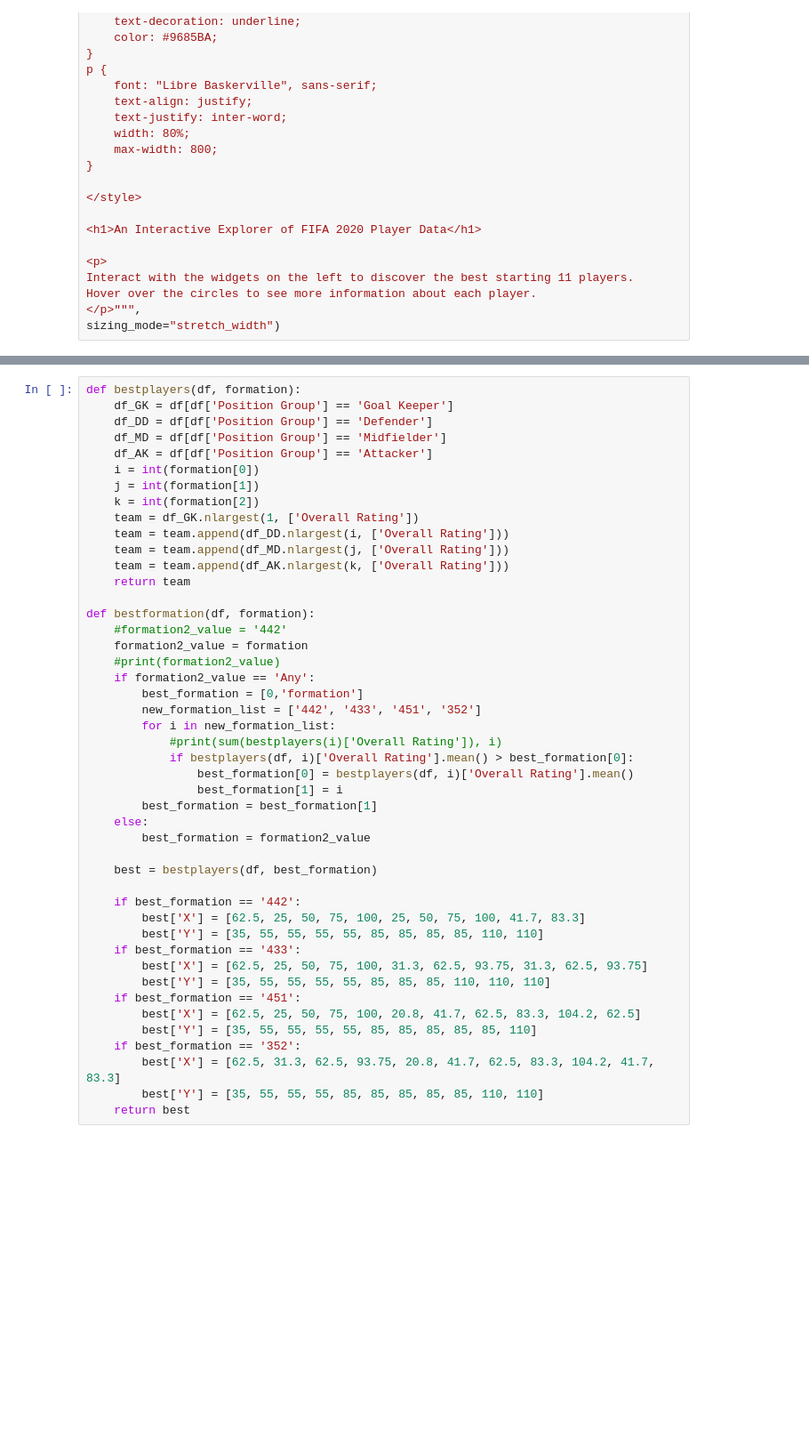
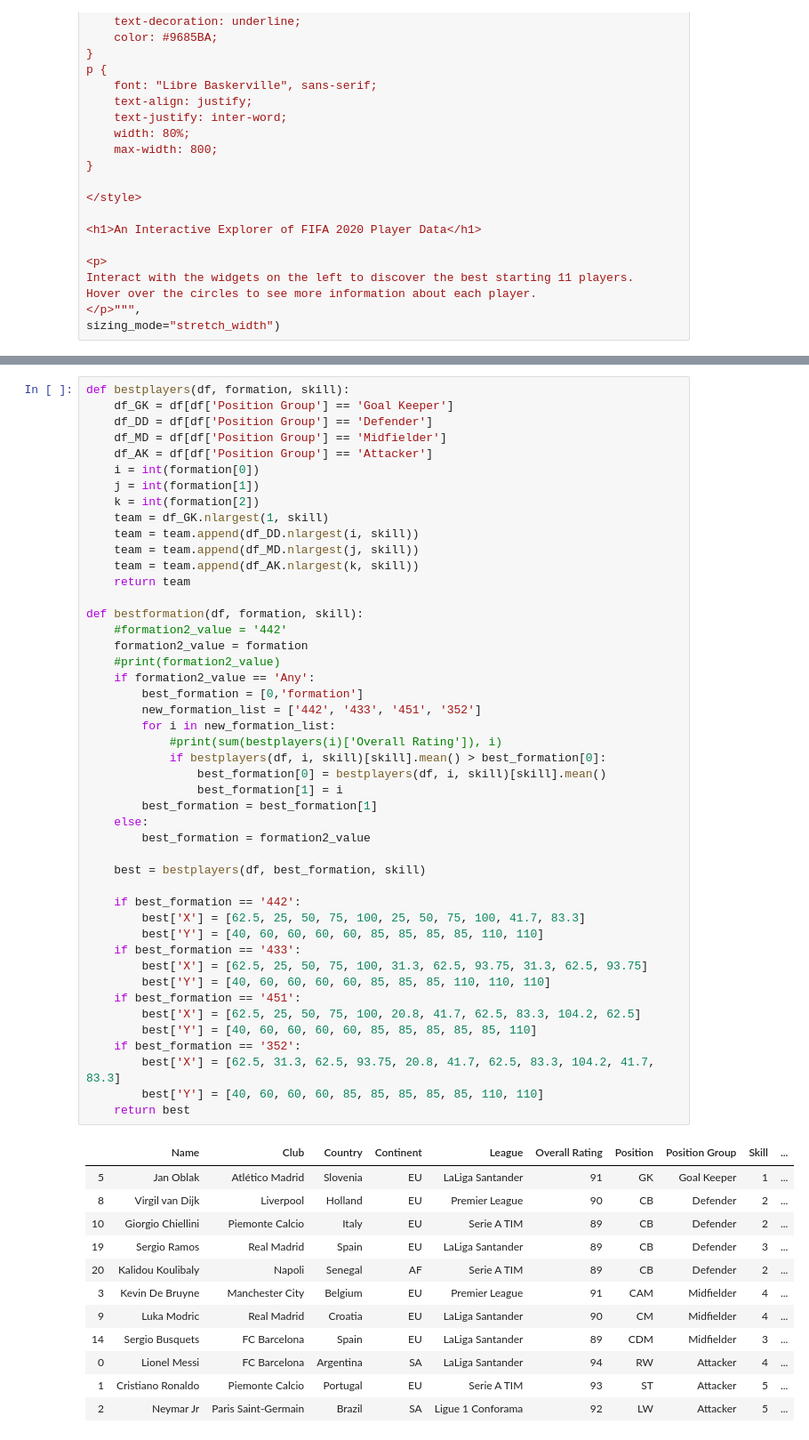
Before and after one commit to yte9pc/FIFA-20-Interactive-App, a Jupyter notebook: FIFA_App.ipynb, the cells around one changed output, grey strips where cells are left out. Shown at 89% size. Cells and saved outputs as stored; diff of their text form; blank space fills up the shorter version.

```diff
--- a/FIFA_App.ipynb
+++ b/FIFA_App.ipynb
@@ -248,49 +251,62 @@ GlyphRenderer(id='1110', ...)
 # %%
-def bestplayers(df, formation):
+def bestplayers(df, formation, skill):
     df_GK = df[df['Position Group'] == 'Goal Keeper']
     df_DD = df[df['Position Group'] == 'Defender']
     df_MD = df[df['Position Group'] == 'Midfielder']
     df_AK = df[df['Position Group'] == 'Attacker']
     i = int(formation[0])
     j = int(formation[1])
     k = int(formation[2])
-    team = df_GK.nlargest(1, ['Overall Rating'])
-    team = team.append(df_DD.nlargest(i, ['Overall Rating']))
-    team = team.append(df_MD.nlargest(j, ['Overall Rating']))
-    team = team.append(df_AK.nlargest(k, ['Overall Rating']))
+    team = df_GK.nlargest(1, skill)
+    team = team.append(df_DD.nlargest(i, skill))
+    team = team.append(df_MD.nlargest(j, skill))
+    team = team.append(df_AK.nlargest(k, skill))
     return team
 
-def bestformation(df, formation):
+def bestformation(df, formation, skill):
     #formation2_value = '442'
     formation2_value = formation
     #print(formation2_value)
     if formation2_value == 'Any':
         best_formation = [0,'formation']
         new_formation_list = ['442', '433', '451', '352']
         for i in new_formation_list:
             #print(sum(bestplayers(i)['Overall Rating']), i)
-            if bestplayers(df, i)['Overall Rating'].mean() > best_formation[0]:
-                best_formation[0] = bestplayers(df, i)['Overall Rating'].mean()
+            if bestplayers(df, i, skill)[skill].mean() > best_formation[0]:
+                best_formation[0] = bestplayers(df, i, skill)[skill].mean()
                 best_formation[1] = i
         best_formation = best_formation[1]
     else:
         best_formation = formation2_value
 
-    best = bestplayers(df, best_formation)
+    best = bestplayers(df, best_formation, skill)
 
     if best_formation == '442':
         best['X'] = [62.5, 25, 50, 75, 100, 25, 50, 75, 100, 41.7, 83.3]
-        best['Y'] = [35, 55, 55, 55, 55, 85, 85, 85, 85, 110, 110]
+        best['Y'] = [40, 60, 60, 60, 60, 85, 85, 85, 85, 110, 110]
     if best_formation == '433':
         best['X'] = [62.5, 25, 50, 75, 100, 31.3, 62.5, 93.75, 31.3, 62.5, 93.75]
-        best['Y'] = [35, 55, 55, 55, 55, 85, 85, 85, 110, 110, 110]
+        best['Y'] = [40, 60, 60, 60, 60, 85, 85, 85, 110, 110, 110]
     if best_formation == '451':
         best['X'] = [62.5, 25, 50, 75, 100, 20.8, 41.7, 62.5, 83.3, 104.2, 62.5]
-        best['Y'] = [35, 55, 55, 55, 55, 85, 85, 85, 85, 85, 110]
+        best['Y'] = [40, 60, 60, 60, 60, 85, 85, 85, 85, 85, 110]
     if best_formation == '352':
         best['X'] = [62.5, 31.3, 62.5, 93.75, 20.8, 41.7, 62.5, 83.3, 104.2, 41.7, 83.3]
-        best['Y'] = [35, 55, 55, 55, 85, 85, 85, 85, 85, 110, 110]
+        best['Y'] = [40, 60, 60, 60, 85, 85, 85, 85, 85, 110, 110]
     return best
+# %% [output]
+|  | Name | Club | Country | Continent | League | Overall Rating | Position | Position Group | Skill | ... |
+| 5 | Jan Oblak | Atlético Madrid | Slovenia | EU | LaLiga Santander | 91 | GK | Goal Keeper | 1 | ... |
+| 8 | Virgil van Dijk | Liverpool | Holland | EU | Premier League | 90 | CB | Defender | 2 | ... |
+| 10 | Giorgio Chiellini | Piemonte Calcio | Italy | EU | Serie A TIM | 89 | CB | Defender | 2 | ... |
+| 19 | Sergio Ramos | Real Madrid | Spain | EU | LaLiga Santander | 89 | CB | Defender | 3 | ... |
+| 20 | Kalidou Koulibaly | Napoli | Senegal | AF | Serie A TIM | 89 | CB | Defender | 2 | ... |
+| 3 | Kevin De Bruyne | Manchester City | Belgium | EU | Premier League | 91 | CAM | Midfielder | 4 | ... |
+| 9 | Luka Modric | Real Madrid | Croatia | EU | LaLiga Santander | 90 | CM | Midfielder | 4 | ... |
+| 14 | Sergio Busquets | FC Barcelona | Spain | EU | LaLiga Santander | 89 | CDM | Midfielder | 3 | ... |
+| 0 | Lionel Messi | FC Barcelona | Argentina | SA | LaLiga Santander | 94 | RW | Attacker | 4 | ... |
+| 1 | Cristiano Ronaldo | Piemonte Calcio | Portugal | EU | Serie A TIM | 93 | ST | Attacker | 5 | ... |
+| 2 | Neymar Jr | Paris Saint-Germain | Brazil | SA | Ligue 1 Conforama | 92 | LW | Attacker | 5 | ... |
 # %%
 def select_fifa2():
     formation_val = formation.value
```
Also changed, not shown: parts of 7 cells of this notebook.
